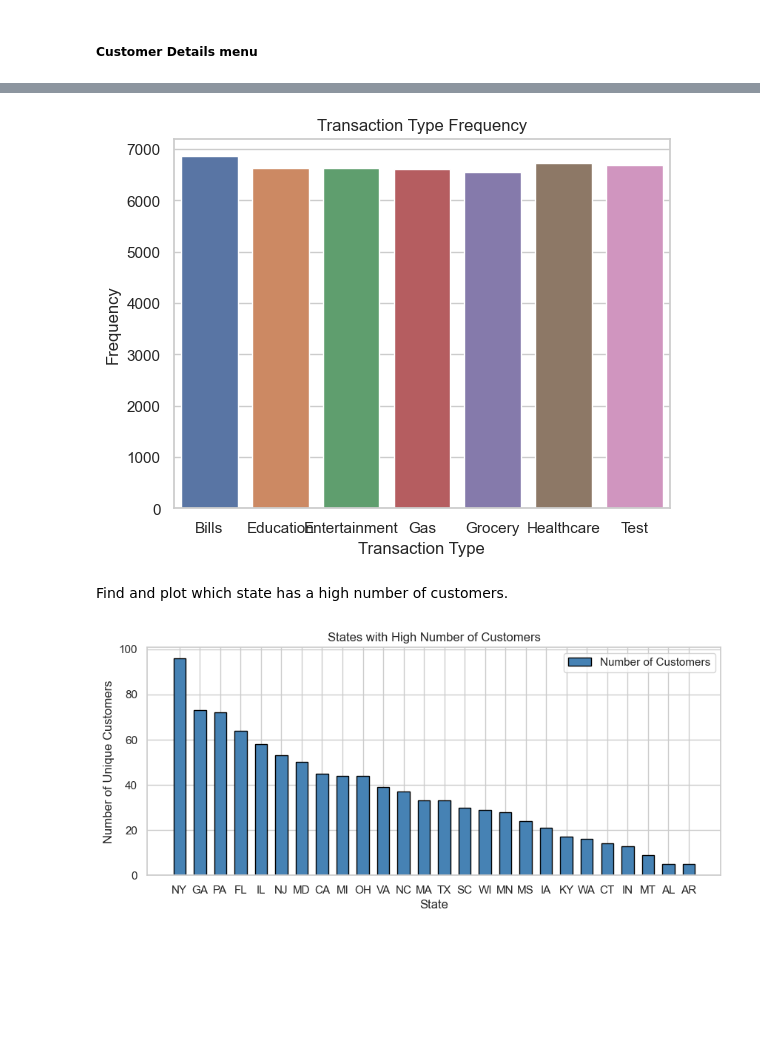
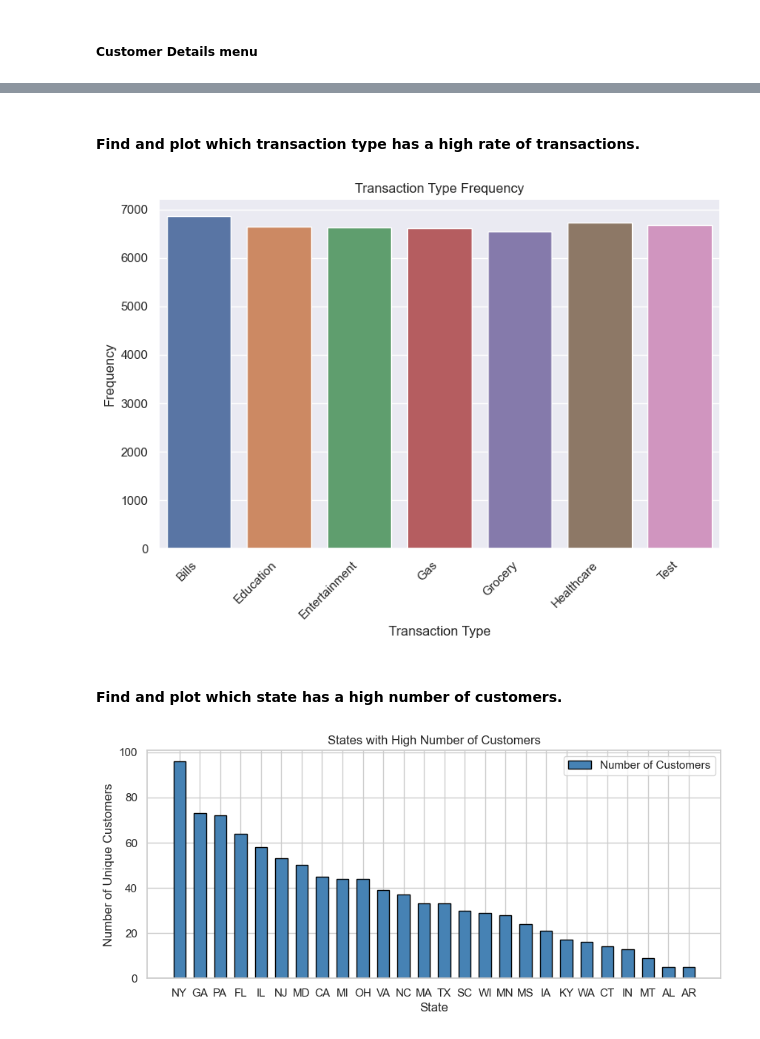
Before and after one commit to andrewrhoden/Data-Engineering---Capstone-Project, a Jupyter notebook: Capstone_Project.ipynb, the cells around one changed output, grey strips where cells are left out. Drawn from its saved outputs; the diff is of its cells as text; code cells hidden in the pictures; blank space fills up the shorter version.

```diff
--- a/Capstone_Project.ipynb
+++ b/Capstone_Project.ipynb
@@ -664,33 +661,33 @@ while True:
+# %% [markdown]
+#### Find and plot which transaction type has a high rate of transactions.
 # %%
 # Connect to the creditcard_capstone database
 db = mysql.connector.connect(
     host=host,
     user=user,
     password=password,
     database=database
 )
-
-# Define the SQL query to retrieve transaction data
 query = """
 SELECT TRANSACTION_TYPE, COUNT(*) AS TRANSACTION_COUNT
 FROM CDW_SAPP_CREDIT_CARD
 GROUP BY TRANSACTION_TYPE
 """
 
-# Retrieve the data using pandas
 df = pd.read_sql(query, db)
-
-# Plot the data using seaborn
 sns.set(style="whitegrid")
+sns.set(rc={'figure.figsize':(8,6)}) # Set the figure size
 sns.barplot(x="TRANSACTION_TYPE", y="TRANSACTION_COUNT", data=df)
 plt.title("Transaction Type Frequency")
 plt.xlabel("Transaction Type")
 plt.ylabel("Frequency")
+plt.xticks(rotation=45, ha='right') # Rotate the x-axis labels for better visibility
+plt.tight_layout() # Fix  overlapping labels or titles
 plt.show()
 # %% [output]
-[figure, old version]
+[figure, new version]
 # %% [markdown]
-Find and plot which state has a high number of customers.
+#### Find and plot which state has a high number of customers.
 # %%
 # # # Create a cursor
 # cursor = db.cursor()
```
Also changed, not shown: parts of 11 cells of this notebook.
